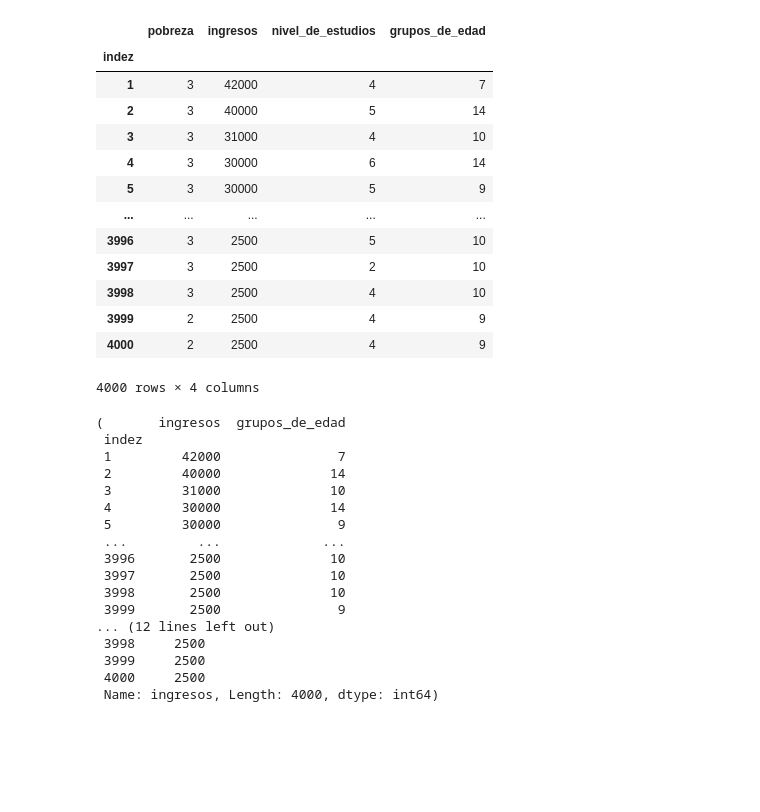
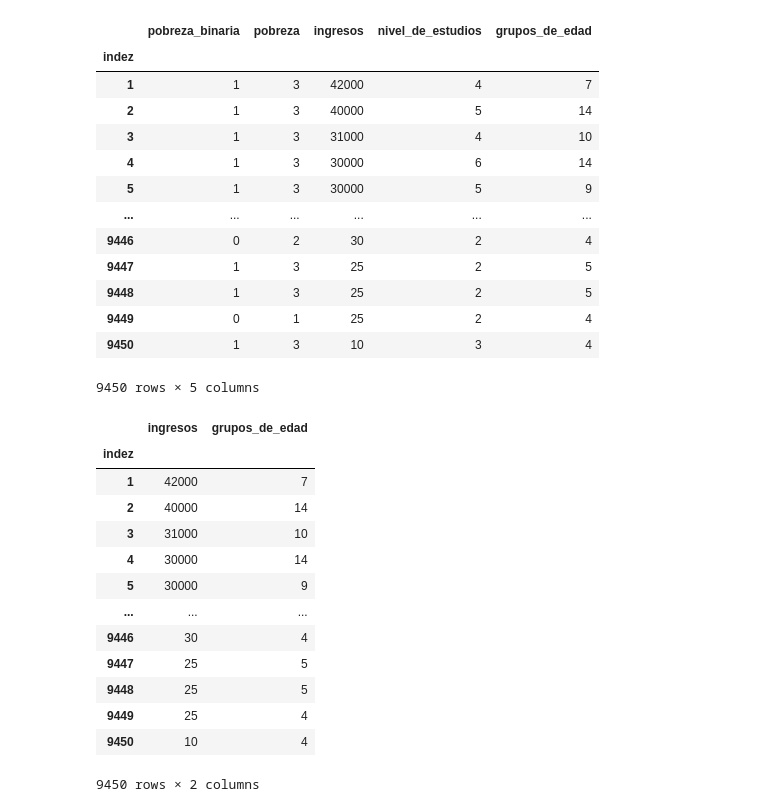
Before and after one commit to PES-BG-2025/proj-y-validacion_cruzada, a Jupyter notebook: cross_val.ipynb, the cells around one changed output. Cells and saved outputs as stored; diff of their text form; code cells hidden in the pictures; blank space fills up the shorter version.

```diff
--- a/cross_val.ipynb
+++ b/cross_val.ipynb
@@ -3,45 +3,43 @@ import pandas as pd
 from sklearn.model_selection import train_test_split
 from sklearn import svm
 # %%
-df = pd.read_csv("base_proyecto.csv", sep = ",", index_col=0).iloc[:4000,1:]
+import pandas as pd
+
+
+df = pd.read_csv("base_proyecto.csv", sep = ",", index_col=0)
 df
 # %% [output]
-|  | pobreza | ingresos | nivel_de_estudios | grupos_de_edad |
-| indez |  |  |  |  |
-| 1 | 3 | 42000 | 4 | 7 |
-| 2 | 3 | 40000 | 5 | 14 |
-| 3 | 3 | 31000 | 4 | 10 |
-| 4 | 3 | 30000 | 6 | 14 |
-| 5 | 3 | 30000 | 5 | 9 |
-| ... | ... | ... | ... | ... |
-| 3996 | 3 | 2500 | 5 | 10 |
-| 3997 | 3 | 2500 | 2 | 10 |
-| 3998 | 3 | 2500 | 4 | 10 |
-| 3999 | 2 | 2500 | 4 | 9 |
-| 4000 | 2 | 2500 | 4 | 9 |
+|  | pobreza_binaria | pobreza | ingresos | nivel_de_estudios | grupos_de_edad |
+| indez |  |  |  |  |  |
+| 1 | 1 | 3 | 42000 | 4 | 7 |
+| 2 | 1 | 3 | 40000 | 5 | 14 |
+| 3 | 1 | 3 | 31000 | 4 | 10 |
+| 4 | 1 | 3 | 30000 | 6 | 14 |
+| 5 | 1 | 3 | 30000 | 5 | 9 |
+| ... | ... | ... | ... | ... | ... |
+| 9446 | 0 | 2 | 30 | 2 | 4 |
+| 9447 | 1 | 3 | 25 | 2 | 5 |
+| 9448 | 1 | 3 | 25 | 2 | 5 |
+| 9449 | 0 | 1 | 25 | 2 | 4 |
+| 9450 | 1 | 3 | 10 | 3 | 4 |
-4000 rows × 4 columns
+9450 rows × 5 columns
 # %%
 
-X = df.iloc[:,[1,3]]
-y = df.iloc[:,1]
-X.shape, y.shape
-X, y
+
+X
 # %% [output]
+|  | ingresos | grupos_de_edad |
+| indez |  |  |
+| 1 | 42000 | 7 |
+| 2 | 40000 | 14 |
+| 3 | 31000 | 10 |
+| 4 | 30000 | 14 |
+| 5 | 30000 | 9 |
+| ... | ... | ... |
+| 9446 | 30 | 4 |
+| 9447 | 25 | 5 |
+| 9448 | 25 | 5 |
+| 9449 | 25 | 4 |
+| 9450 | 10 | 4 |
-(       ingresos  grupos_de_edad
- indez
- 1         42000               7
- 2         40000              14
- 3         31000              10
- 4         30000              14
- 5         30000               9
- ...         ...             ...
- 3996       2500              10
- 3997       2500              10
- 3998       2500              10
- 3999       2500               9
-... (12 lines left out)
- 3998     2500
- 3999     2500
- 4000     2500
- Name: ingresos, Length: 4000, dtype: int64)
+9450 rows × 2 columns
 # %%
```
Also changed, not shown: parts of 3 cells of this notebook, 4 other files.
